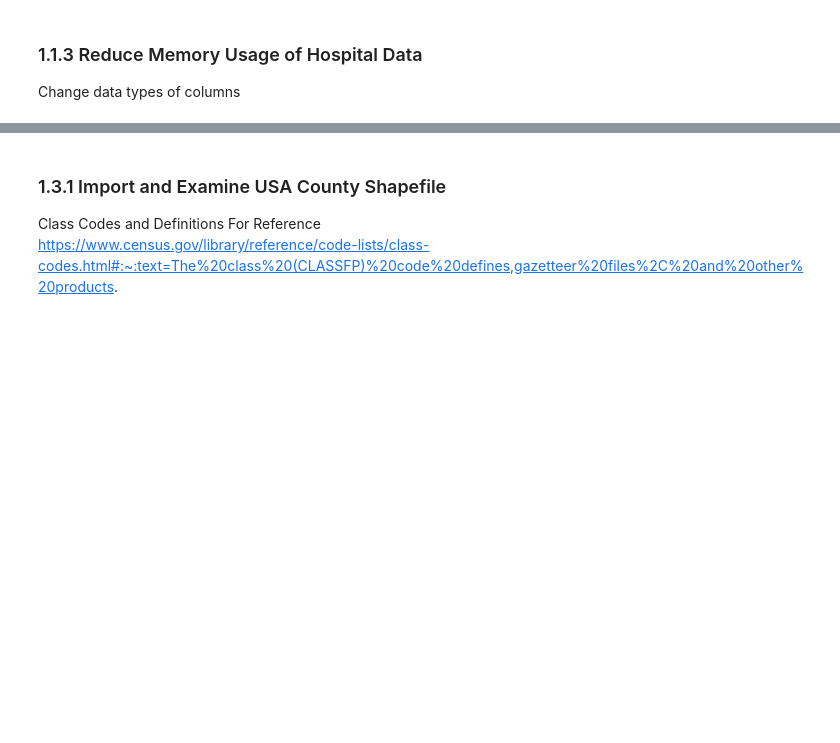
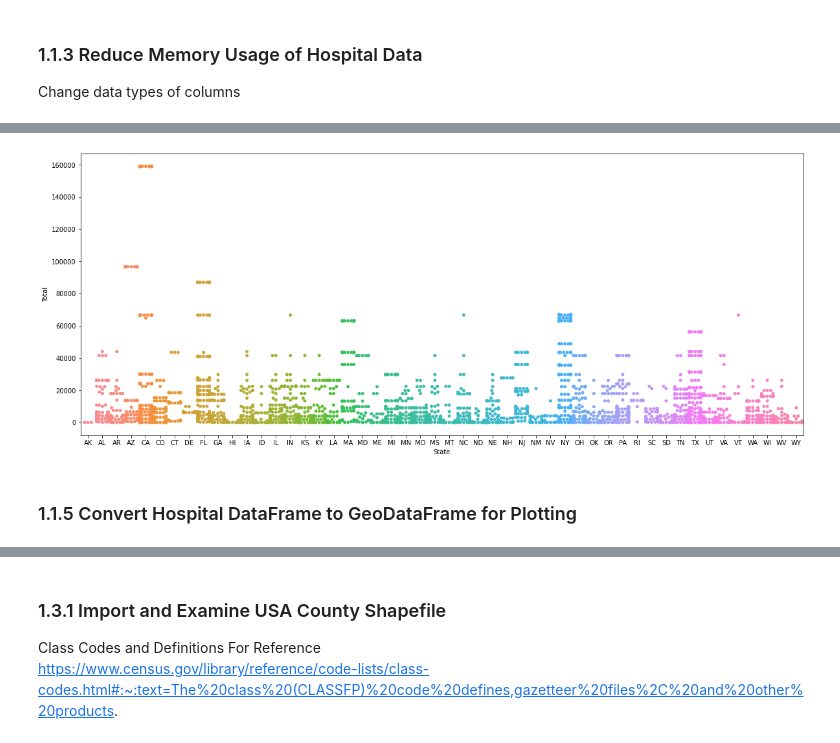
Before and after one commit to taflor/USACovidHospitals, a Jupyter notebook: notebooks/1.1-clean.ipynb, the cells around one changed output, grey strips where cells are left out. Cells and saved outputs as stored; diff of their text form; code cells hidden in the pictures; blank space fills up the shorter version.

```diff
--- a/notebooks/1.1-clean.ipynb
+++ b/notebooks/1.1-clean.ipynb
@@ -294,0 +388,9 @@ County Name has shrunk to 46% of it's original size
+# %%
+# Swarmplot to see how often values occur
+plt.figure(figsize=(20,8))
+sns.swarmplot(x=hosp['State'], y= hosp['Total'], data=hosp)
+plt.show()
+# %% [output]
+[figure, added]
+# %% [markdown]
+### 1.1.5 Convert Hospital DataFrame to GeoDataFrame for Plotting
```
Also changed, not shown: parts of 77 cells of this notebook.
